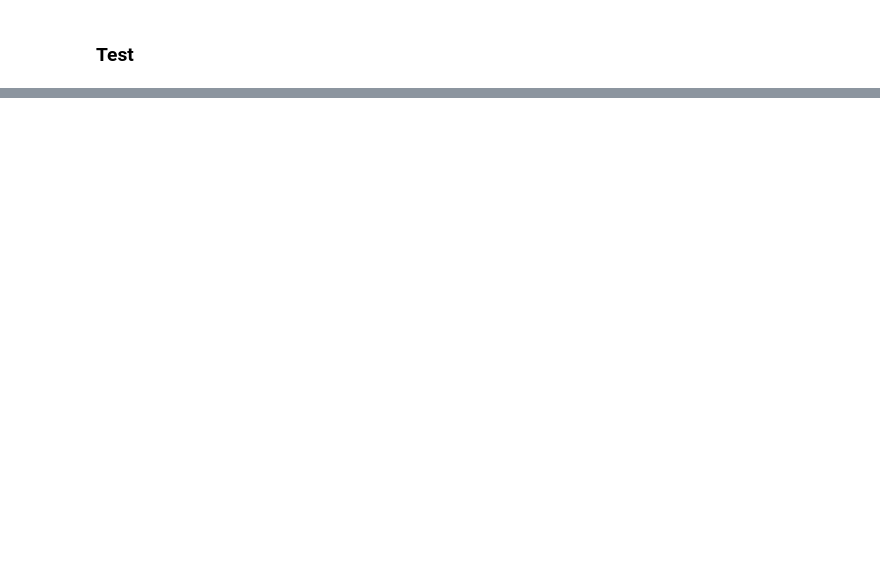
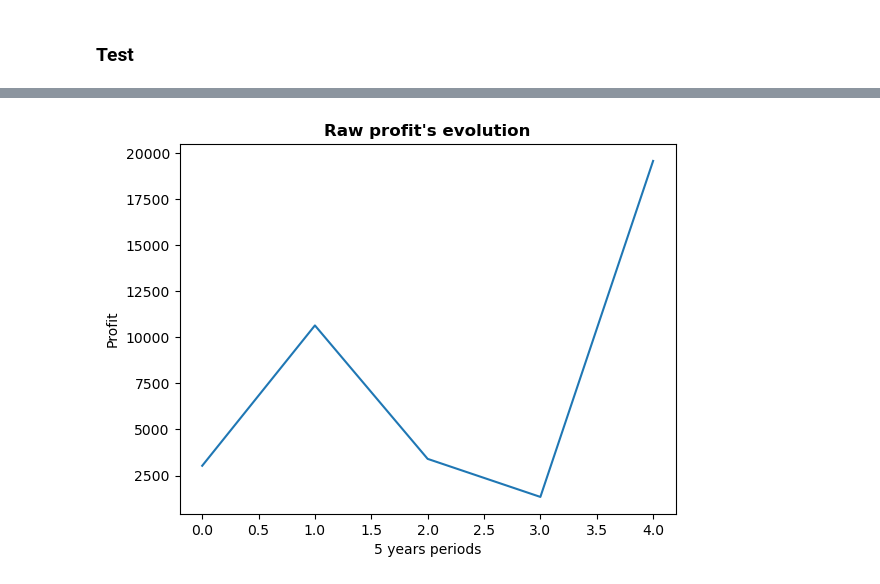
Before and after one commit to L4ncelin/Trading_bot_Reinforcement_learning, a Jupyter notebook: Notebooks/02_RL_main.ipynb, the cells around one changed output, grey strips where cells are left out. Saved outputs shown, nothing was run; the diff lists cells and outputs as text; code cells hidden in the pictures; blank space fills up the shorter version.

```diff
--- a/Notebooks/02_RL_main.ipynb
+++ b/Notebooks/02_RL_main.ipynb
@@ -773,0 +710,10 @@ Ave. P / Ave. L: 1.0000
+# %%
+profits_raw_list = [d["final_raw_profit"] for d in results if "final_raw_profit" in d]
+plt.plot(profits_raw_list)
+
+plt.xlabel("5 years periods")
+plt.ylabel("Profit")
+plt.title("Raw profit's evolution", weight="bold")
+plt.show()
+# %% [output]
+[figure, added]
```
Also changed, not shown: parts of 22 cells of this notebook, 1 other file.
